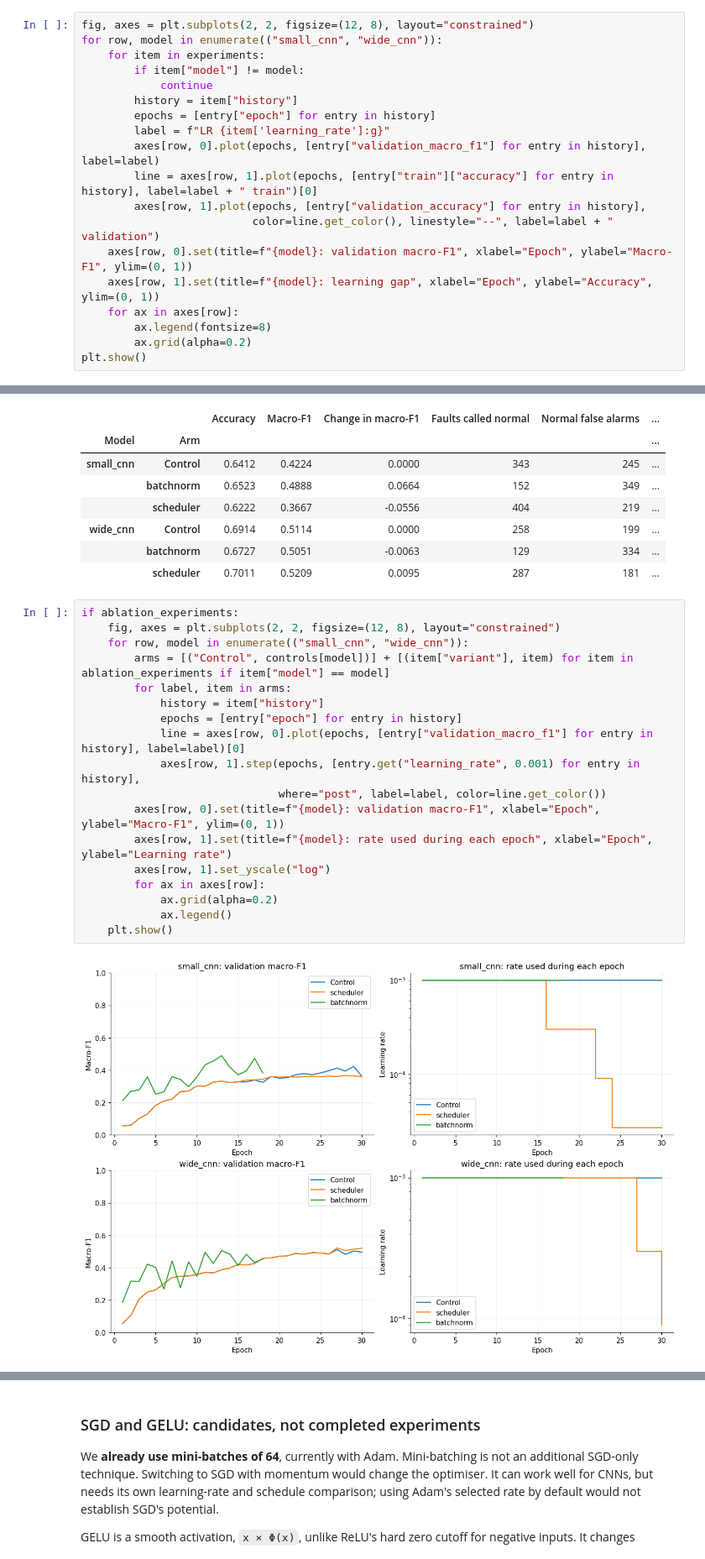
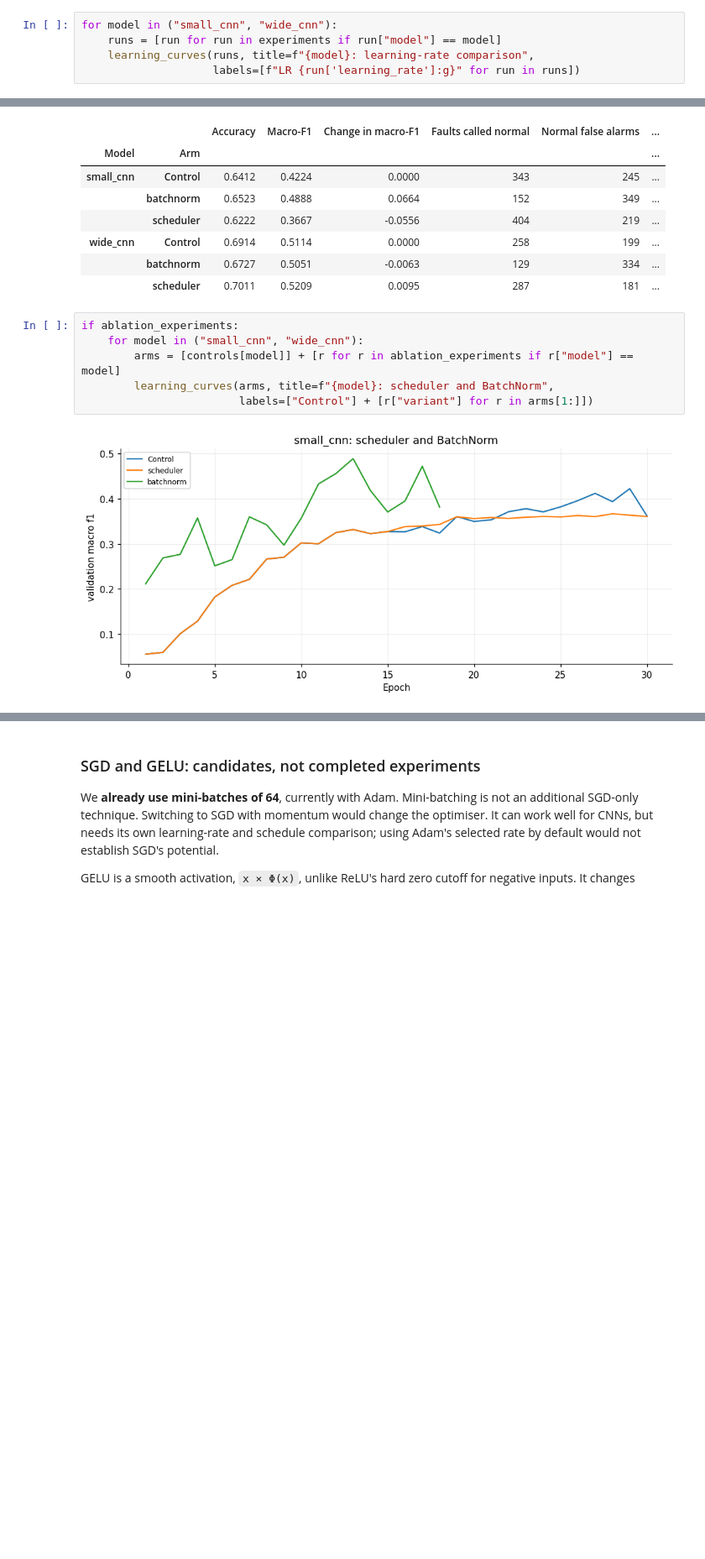
Before and after one commit to tw84794-sys/ENGG2112_PV_Fault_Classification, a Jupyter notebook: notebooks/02_baseline_experiments.ipynb, the cells around one changed output, grey strips where cells are left out. Shown at 84% size. Cells and saved outputs as stored; diff of their text form; blank space fills up the shorter version.

```diff
--- a/notebooks/02_baseline_experiments.ipynb
+++ b/notebooks/02_baseline_experiments.ipynb
@@ -318,22 +319,8 @@ print("This cell checks the result record; it does not reload unavailable checkp
 All four recorded checkpoints reproduced their saved validation predictions in the run environment.
 This cell checks the result record; it does not reload unavailable checkpoints or rerun training.
 # %%
-fig, axes = plt.subplots(2, 2, figsize=(12, 8), layout="constrained")
-for row, model in enumerate(("small_cnn", "wide_cnn")):
-    for item in experiments:
-        if item["model"] != model:
-            continue
-        history = item["history"]
-        epochs = [entry["epoch"] for entry in history]
-        label = f"LR {item['learning_rate']:g}"
-        axes[row, 0].plot(epochs, [entry["validation_macro_f1"] for entry in history], label=label)
-        line = axes[row, 1].plot(epochs, [entry["train"]["accuracy"] for entry in history], label=label + " train")[0]
-        axes[row, 1].plot(epochs, [entry["validation_accuracy"] for entry in history],
-                          color=line.get_color(), linestyle="--", label=label + " validation")
-    axes[row, 0].set(title=f"{model}: validation macro-F1", xlabel="Epoch", ylabel="Macro-F1", ylim=(0, 1))
-    axes[row, 1].set(title=f"{model}: learning gap", xlabel="Epoch", ylabel="Accuracy", ylim=(0, 1))
-    for ax in axes[row]:
-        ax.legend(fontsize=8)
-        ax.grid(alpha=0.2)
-plt.show()
+for model in ("small_cnn", "wide_cnn"):
+    runs = [run for run in experiments if run["model"] == model]
+    learning_curves(runs, title=f"{model}: learning-rate comparison",
+                    labels=[f"LR {run['learning_rate']:g}" for run in runs])
 # %% [output]
@@ -512,21 +487,9 @@ else:
 |  | scheduler | 0.7011 | 0.5209 | 0.0095 | 287 | 181 | ... |
 # %%
 if ablation_experiments:
-    fig, axes = plt.subplots(2, 2, figsize=(12, 8), layout="constrained")
-    for row, model in enumerate(("small_cnn", "wide_cnn")):
-        arms = [("Control", controls[model])] + [(item["variant"], item) for item in ablation_experiments if item["model"] == model]
-        for label, item in arms:
-            history = item["history"]
-            epochs = [entry["epoch"] for entry in history]
-            line = axes[row, 0].plot(epochs, [entry["validation_macro_f1"] for entry in history], label=label)[0]
-            axes[row, 1].step(epochs, [entry.get("learning_rate", 0.001) for entry in history],
-                              where="post", label=label, color=line.get_color())
-        axes[row, 0].set(title=f"{model}: validation macro-F1", xlabel="Epoch", ylabel="Macro-F1", ylim=(0, 1))
-        axes[row, 1].set(title=f"{model}: rate used during each epoch", xlabel="Epoch", ylabel="Learning rate")
-        axes[row, 1].set_yscale("log")
-        for ax in axes[row]:
-            ax.grid(alpha=0.2)
-            ax.legend()
-    plt.show()
+    for model in ("small_cnn", "wide_cnn"):
+        arms = [controls[model]] + [r for r in ablation_experiments if r["model"] == model]
+        learning_curves(arms, title=f"{model}: scheduler and BatchNorm",
+                        labels=["Control"] + [r["variant"] for r in arms[1:]])
 # %% [output]
-[figure, old version]
+[figure, new version]
```
Also changed, not shown: parts of 9 cells of this notebook, 58 other files.
